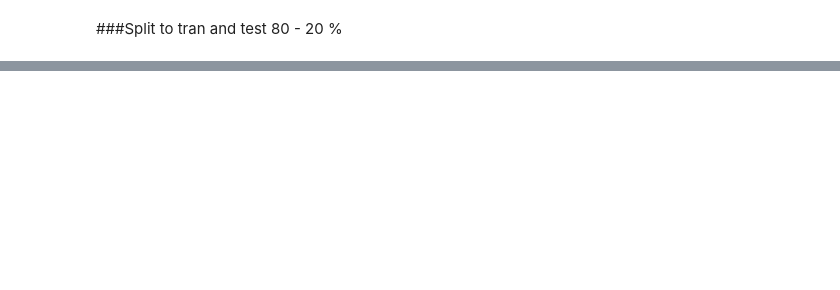
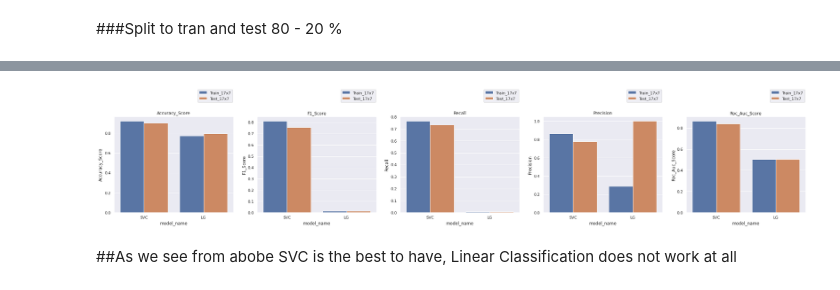
Before and after one commit to spros1/Methods-and-Algorithms_Work_Semester_21-22, a Jupyter notebook: AssortmentPlanning.ipynb, the cells around one changed output, grey strips where cells are left out. Saved outputs shown, nothing was run; the diff lists cells and outputs as text; code cells hidden in the pictures; blank space fills up the shorter version.

```diff
--- a/AssortmentPlanning.ipynb
+++ b/AssortmentPlanning.ipynb
@@ -757,0 +759,16 @@ avgrevenue20x10
+# %%
+# Logistic Regression run
+lr_model, lr_runtime = model_execution(LogisticRegression(max_iter=400), 'Logistic_Regression')
+train_pred_lr = model_prediction(lr_model, X_train)
+test_pred_lr  = model_prediction(lr_model, X_test)
+
+# Logistic Regression Evaluation
+print("\n")
+LG_train = model_evaluation_classification(y_train, train_pred_lr, 'LG', 'Train_17x7')
+print("\n")
+conf_matrix_classification(y_train, train_pred_lr,'Blues')
+
+print("\n")
+LG_test = model_evaluation_classification(y_test, test_pred_lr, 'LG', 'Test_17x7')
+print("\n")
+conf_matrix_classification(y_test, test_pred_lr,'Reds')
@@ -757,0 +799,6 @@ avgrevenue20x10
+# %%
+## merge the results in order to compare them
+model_total = pd.concat([
+                           SVC_train    , SVC_test ,
+                           LG_train     , LG_test  ,
+                          ])
@@ -757,0 +818,13 @@ avgrevenue20x10
+# %%
+## Plot the scores of every method
+f, (ax0, ax1, ax2, ax3, ax4) = plt.subplots(1, 5, figsize=(35,5))
+
+model_plot_scores(model_total, 'Accuracy_Score'      , ax0)
+model_plot_scores(model_total, 'F1_Score'            , ax1)
+model_plot_scores(model_total, 'Recall'              , ax2)
+model_plot_scores(model_total, 'Precision'           , ax3)
+model_plot_scores(model_total, 'Roc_Auc_Score'       , ax4)
+# %% [output]
+[figure, added]
+# %% [markdown]
+##As we see from abobe SVC is the best to have, Linear Classification does not work at all
```
Also changed, not shown: parts of 18 cells of this notebook.
